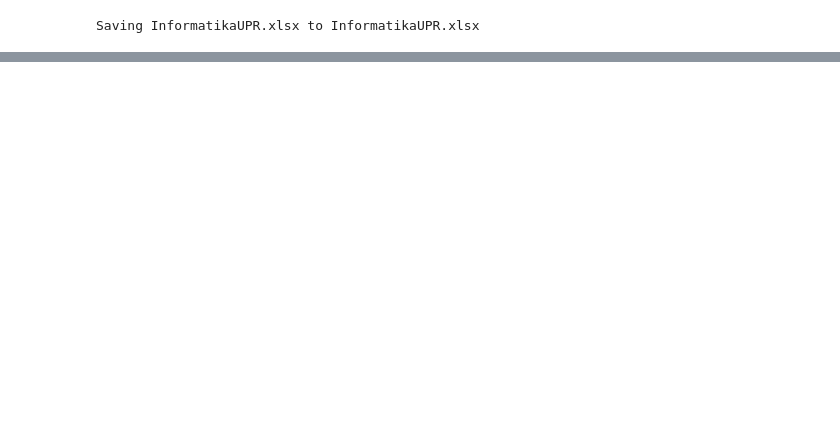
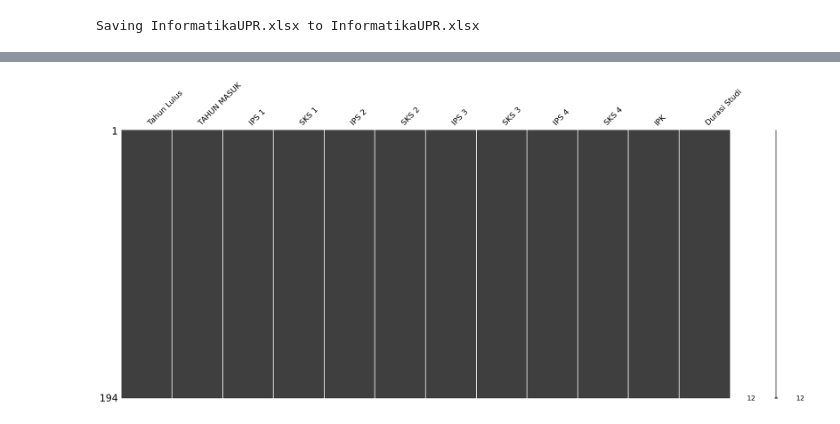
Before and after one commit to edypj/Visualisasi-Data, a Jupyter notebook: DataWindowingforTimeSeriesForecasting.ipynb, the cells around one changed output, grey strips where cells are left out. Drawn from its saved outputs; the diff is of its cells as text; code cells hidden in the pictures; blank space fills up the shorter version.

```diff
--- a/DataWindowingforTimeSeriesForecasting.ipynb
+++ b/DataWindowingforTimeSeriesForecasting.ipynb
@@ -106,0 +96,14 @@ plt.show()
+# %%
+# Assuming df_selected is your DataFrame
+for column in df_selected.columns:
+    if df_selected[column].isnull().sum() > 0:  # Check if the column has missing values
+        missing_indices = df_selected[df_selected[column].isnull()].index
+        df_selected[column] = pd.to_numeric(df_selected[column], errors='coerce')  # Convert values to numeric type
+        mean = df_selected[column].mean()
+        std = df_selected[column].std()
+        random_values = np.random.normal(mean, std, len(missing_indices))  # Generate random values from normal distribution
+        df_selected.loc[missing_indices, column] = random_values  # Replace missing values with random values
+
+# Menampilkan hasil setelah imputasi
+print("Data setelah imputasi acak:")
+print(df_selected)
@@ -107,3 +133,9 @@ plt.show()
+# %%
+# Visualisasi matriks nilai yang hilang
+msno.matrix(df_selected)
+plt.show()
+# %% [output]
+[figure, added]
 # %%
 # Hitung durasi studi setiap mahasiswa
 df['Durasi Studi'] = df['Tahun Lulus'] - df['TAHUN MASUK']
```
Also changed, not shown: parts of 21 cells of this notebook.
